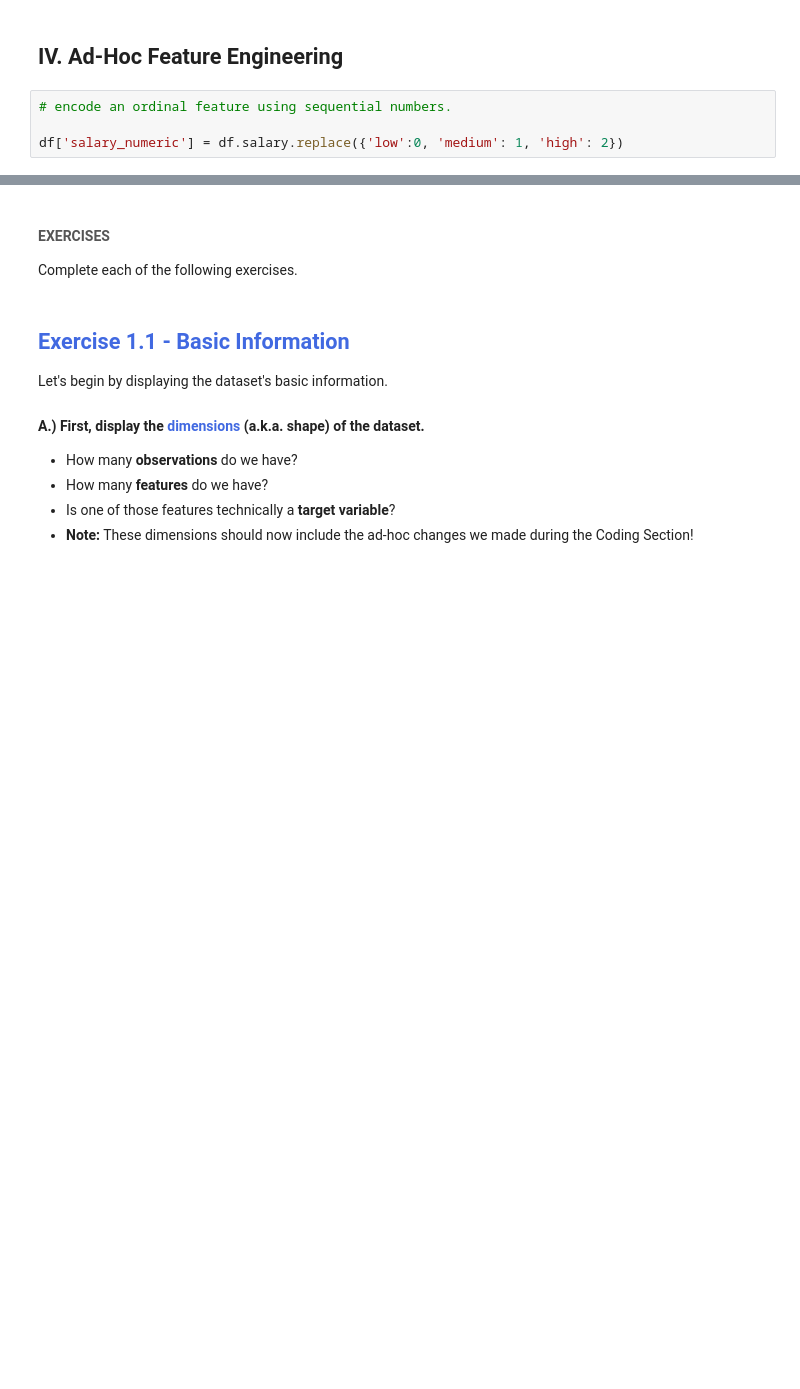
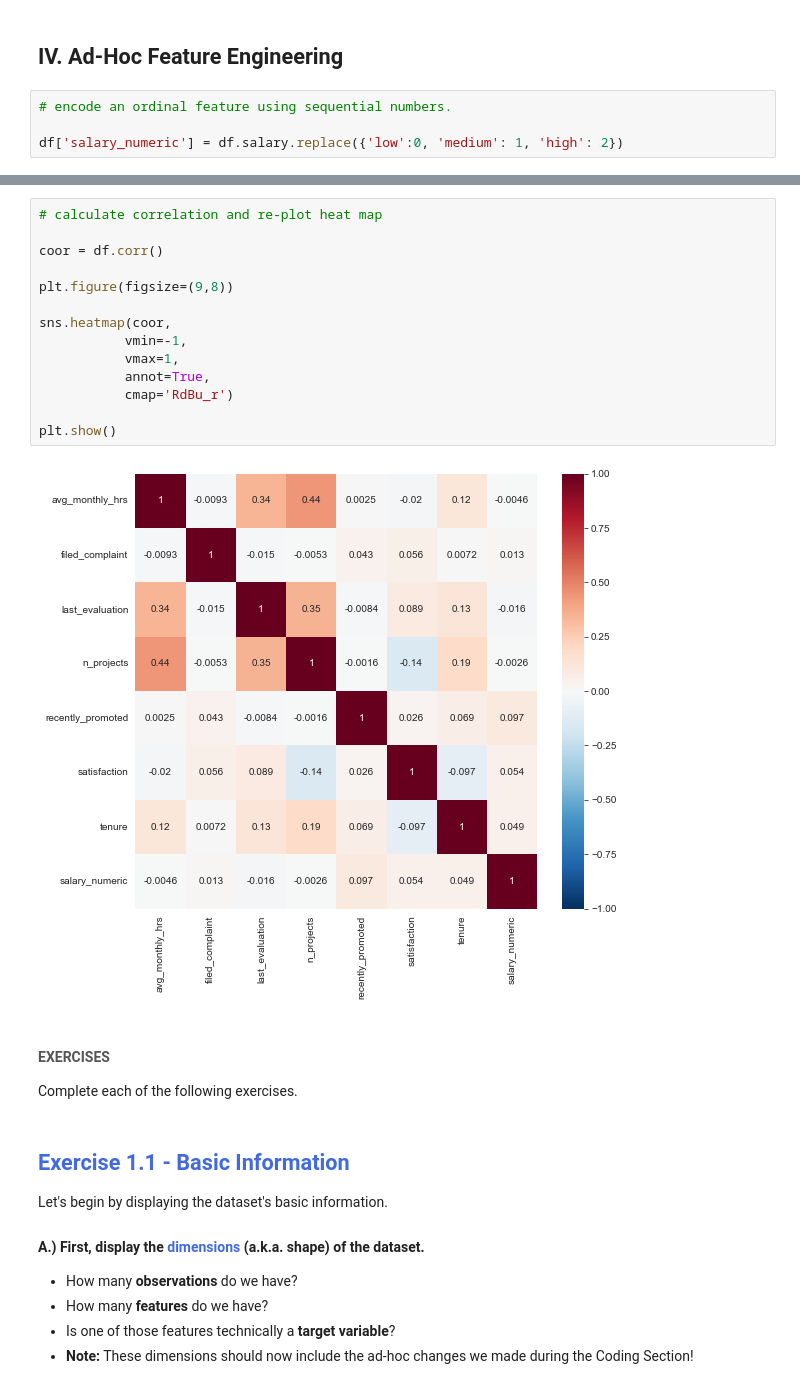
Before and after one commit to tundeiness/Chief-People-Officer, a Jupyter notebook: 1 - Workbook - Exploratory Analysis Plus.ipynb, the cells around one changed output, grey strips where cells are left out. Saved outputs shown, nothing was run; the diff lists cells and outputs as text; blank space fills up the shorter version.

Commit message:
calculate correlation and re-plot heat map

```diff
--- a/1 - Workbook - Exploratory Analysis Plus.ipynb
+++ b/1 - Workbook - Exploratory Analysis Plus.ipynb
@@ -147,3 +158,19 @@ df['salary_numeric'] = df.salary.replace({'low':0, 'medium': 1, 'high': 2})
+# %%
+# calculate correlation and re-plot heat map
+
+coor = df.corr()
+
+plt.figure(figsize=(9,8))
+
+sns.heatmap(coor,
+           vmin=-1,
+           vmax=1,
+           annot=True,
+           cmap='RdBu_r')
+
+plt.show()
+# %% [output]
+[figure, added]
 # %% [markdown]
 #### <span style="color:#555">EXERCISES</span>
 
```
Also changed, not shown: parts of 1 cell of this notebook.
